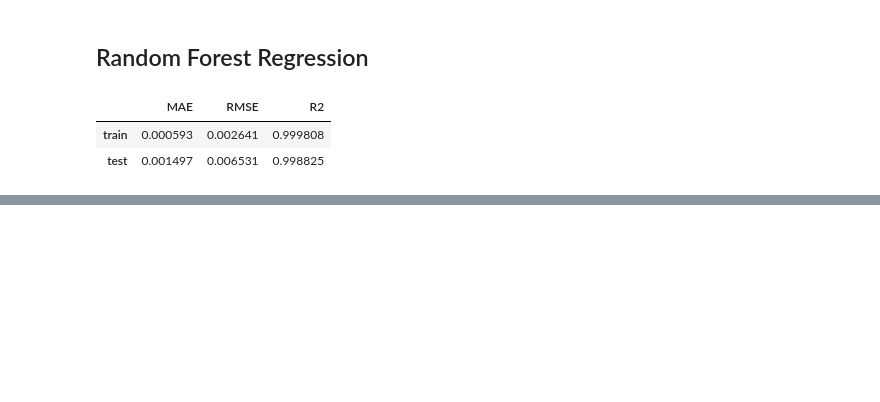
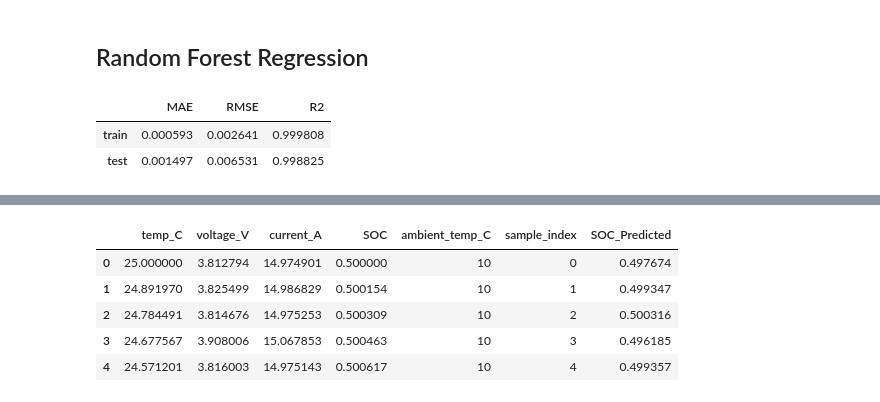
Before and after one commit to KWycliff/machine_learning, a Jupyter notebook: final_project/battery_state_of_charge_estimation.ipynb, the cells around one changed output, grey strips where cells are left out. Saved outputs shown, nothing was run; the diff lists cells and outputs as text; code cells hidden in the pictures; blank space fills up the shorter version.

```diff
--- a/final_project/battery_state_of_charge_estimation.ipynb
+++ b/final_project/battery_state_of_charge_estimation.ipynb
@@ -41,7 +41,7 @@ from scipy.io import loadmat
 load a mat file to check the features and observations
 # %%
 project_dir = Path.cwd() # Set the project directory
-data_dir = project_dir / 'dataset' # Set the data directory
+data_dir = project_dir / 'dataset'/ 'training_data' # Set the data directory
 
 mat_0_data = loadmat(data_dir/'BSOC_0_degrees.mat')
 print(mat_0_data.keys())
@@ -302,0 +306,11 @@ svr_metrics
+# %%
+# use the trained random forest model to predict the state of charge for the new test data
+battery_test_df['SOC_Predicted'] = random_forest_model.predict(battery_test_df[features])
+battery_test_df.head()
+# %% [output]
+|  | temp_C | voltage_V | current_A | SOC | ambient_temp_C | sample_index | SOC_Predicted |
+| 0 | 25.000000 | 3.812794 | 14.974901 | 0.500000 | 10 | 0 | 0.497674 |
+| 1 | 24.891970 | 3.825499 | 14.986829 | 0.500154 | 10 | 1 | 0.499347 |
+| 2 | 24.784491 | 3.814676 | 14.975253 | 0.500309 | 10 | 2 | 0.500316 |
+| 3 | 24.677567 | 3.908006 | 15.067853 | 0.500463 | 10 | 3 | 0.496185 |
+| 4 | 24.571201 | 3.816003 | 14.975143 | 0.500617 | 10 | 4 | 0.499357 |
```
Also changed, not shown: parts of 19 cells of this notebook, 1 other file.
